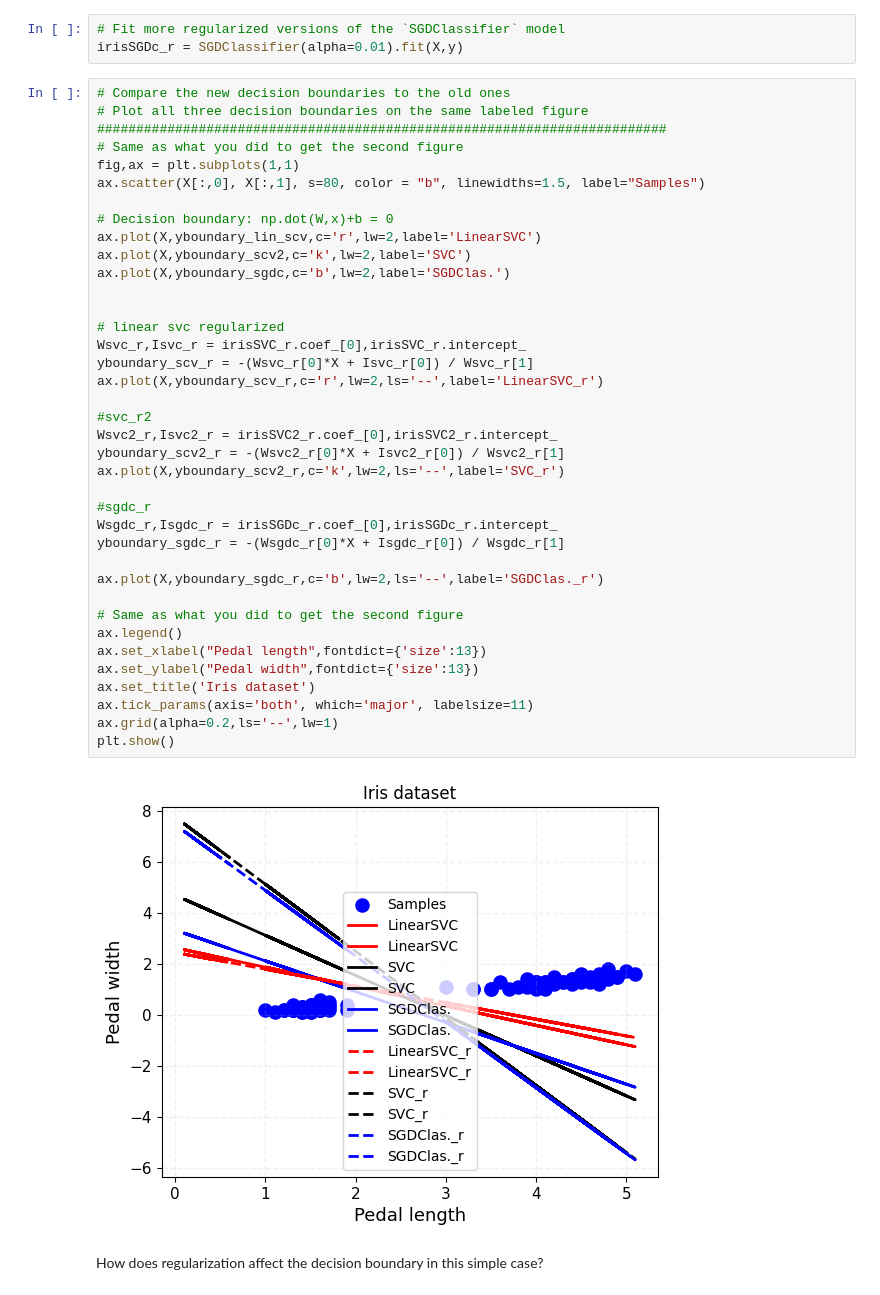
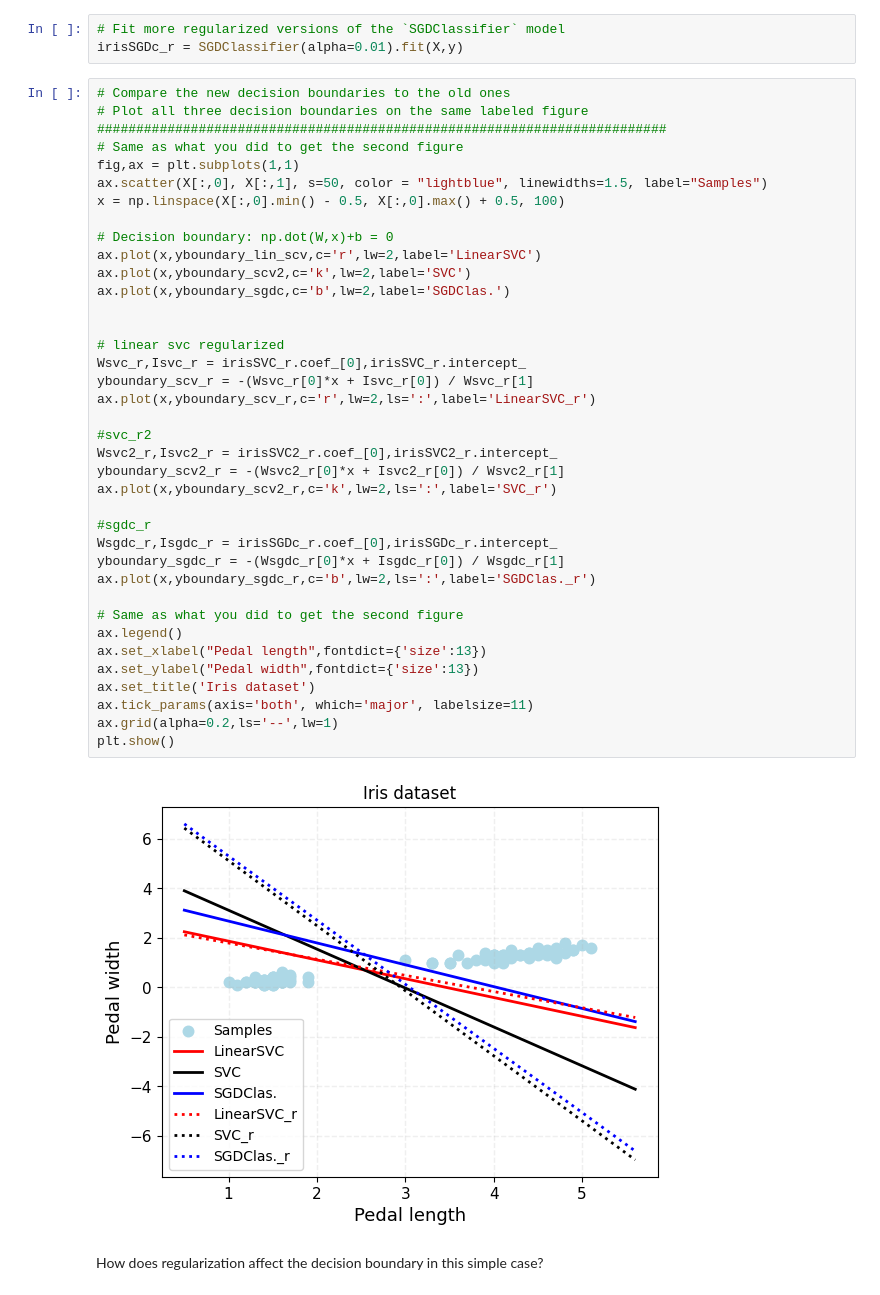
Before and after one commit to leajag/2025_ML_EES, a Jupyter notebook: Labs/W3_1_SVM.ipynb, the cells around one changed output. Drawn from its saved outputs; the diff is of its cells as text.

```diff
--- a/Labs/W3_1_SVM.ipynb
+++ b/Labs/W3_1_SVM.ipynb
@@ -174,43 +171,43 @@ irisSGDc_r = SGDClassifier(alpha=0.01).fit(X,y)
 # %%
 # Compare the new decision boundaries to the old ones
 # Plot all three decision boundaries on the same labeled figure
 #########################################################################
 # Same as what you did to get the second figure
 fig,ax = plt.subplots(1,1)
-ax.scatter(X[:,0], X[:,1], s=80, color = "b", linewidths=1.5, label="Samples")
+ax.scatter(X[:,0], X[:,1], s=50, color = "lightblue", linewidths=1.5, label="Samples")
+x = np.linspace(X[:,0].min() - 0.5, X[:,0].max() + 0.5, 100)
 
 # Decision boundary: np.dot(W,x)+b = 0
-ax.plot(X,yboundary_lin_scv,c='r',lw=2,label='LinearSVC')
-ax.plot(X,yboundary_scv2,c='k',lw=2,label='SVC')
-ax.plot(X,yboundary_sgdc,c='b',lw=2,label='SGDClas.')
+ax.plot(x,yboundary_lin_scv,c='r',lw=2,label='LinearSVC')
+ax.plot(x,yboundary_scv2,c='k',lw=2,label='SVC')
+ax.plot(x,yboundary_sgdc,c='b',lw=2,label='SGDClas.')
 
 
 # linear svc regularized
 Wsvc_r,Isvc_r = irisSVC_r.coef_[0],irisSVC_r.intercept_
-yboundary_scv_r = -(Wsvc_r[0]*X + Isvc_r[0]) / Wsvc_r[1]
-ax.plot(X,yboundary_scv_r,c='r',lw=2,ls='--',label='LinearSVC_r')
+yboundary_scv_r = -(Wsvc_r[0]*x + Isvc_r[0]) / Wsvc_r[1]
+ax.plot(x,yboundary_scv_r,c='r',lw=2,ls=':',label='LinearSVC_r')
 
 #svc_r2
 Wsvc2_r,Isvc2_r = irisSVC2_r.coef_[0],irisSVC2_r.intercept_
-yboundary_scv2_r = -(Wsvc2_r[0]*X + Isvc2_r[0]) / Wsvc2_r[1]
-ax.plot(X,yboundary_scv2_r,c='k',lw=2,ls='--',label='SVC_r')
+yboundary_scv2_r = -(Wsvc2_r[0]*x + Isvc2_r[0]) / Wsvc2_r[1]
+ax.plot(x,yboundary_scv2_r,c='k',lw=2,ls=':',label='SVC_r')
 
 #sgdc_r
 Wsgdc_r,Isgdc_r = irisSGDc_r.coef_[0],irisSGDc_r.intercept_
-yboundary_sgdc_r = -(Wsgdc_r[0]*X + Isgdc_r[0]) / Wsgdc_r[1]
-
-ax.plot(X,yboundary_sgdc_r,c='b',lw=2,ls='--',label='SGDClas._r')
+yboundary_sgdc_r = -(Wsgdc_r[0]*x + Isgdc_r[0]) / Wsgdc_r[1]
+ax.plot(x,yboundary_sgdc_r,c='b',lw=2,ls=':',label='SGDClas._r')
 
 # Same as what you did to get the second figure
 ax.legend()
 ax.set_xlabel("Pedal length",fontdict={'size':13})
 ax.set_ylabel("Pedal width",fontdict={'size':13})
 ax.set_title('Iris dataset')
 ax.tick_params(axis='both', which='major', labelsize=11)
 ax.grid(alpha=0.2,ls='--',lw=1)
 plt.show()
 # %% [output]
-[figure, old version]
+[figure, new version]
 # %% [markdown]
 How does regularization affect the decision boundary in this simple case?
 # %% [markdown]
```
Also changed, not shown: parts of 5 cells of this notebook.
